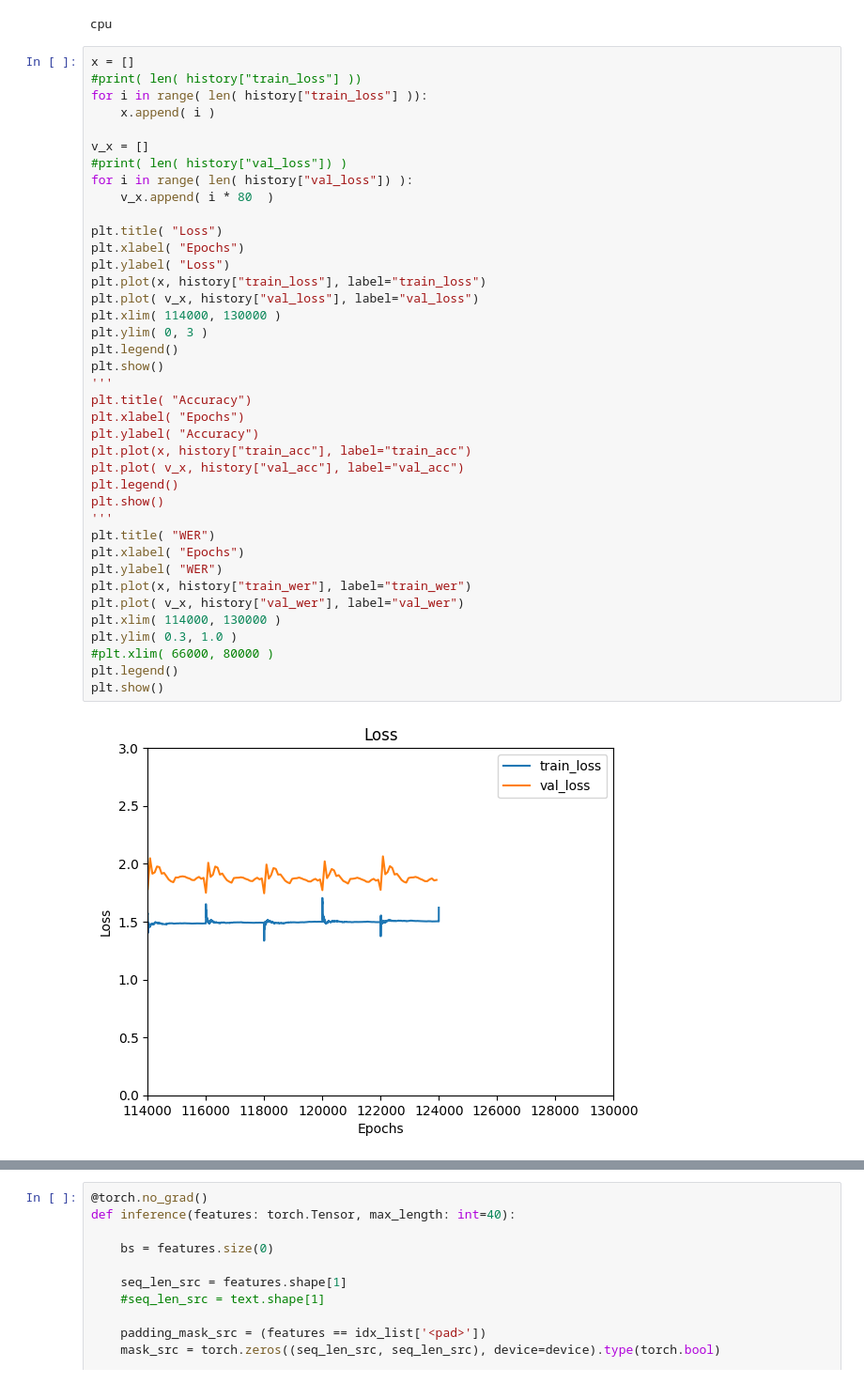
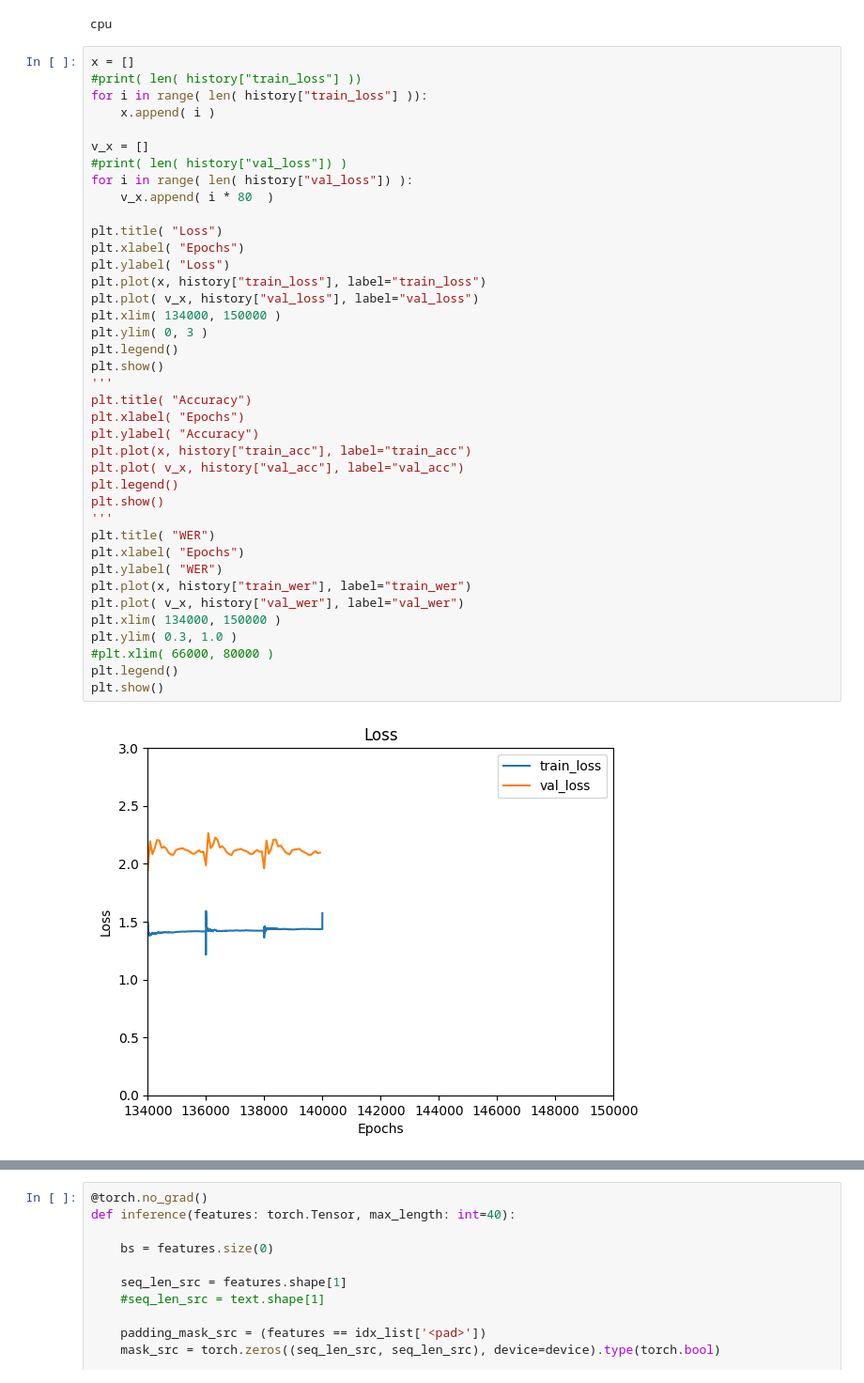
Before and after one commit to toshiouchi/MAML_NMT, a Jupyter notebook: Ordinary_IT_NMT/test_adaptation_it_pos_emb_pre_LN.ipynb, the cells around one changed output, grey strips where cells are left out. Shown: that part at 94% size. Cells and saved outputs as stored; diff of their text form.

```diff
--- a/Ordinary_IT_NMT/test_adaptation_it_pos_emb_pre_LN.ipynb
+++ b/Ordinary_IT_NMT/test_adaptation_it_pos_emb_pre_LN.ipynb
@@ -1474,33 +1464,33 @@ v_x = []
 for i in range( len( history["val_loss"]) ):
     v_x.append( i * 80  )
 
 plt.title( "Loss")
 plt.xlabel( "Epochs")
 plt.ylabel( "Loss")
 plt.plot(x, history["train_loss"], label="train_loss")
 plt.plot( v_x, history["val_loss"], label="val_loss")
-plt.xlim( 114000, 130000 )
+plt.xlim( 134000, 150000 )
 plt.ylim( 0, 3 )
 plt.legend()
 plt.show()
 '''
 plt.title( "Accuracy")
 plt.xlabel( "Epochs")
 plt.ylabel( "Accuracy")
 plt.plot(x, history["train_acc"], label="train_acc")
 plt.plot( v_x, history["val_acc"], label="val_acc")
 plt.legend()
 plt.show()
 '''
 plt.title( "WER")
 plt.xlabel( "Epochs")
 plt.ylabel( "WER")
 plt.plot(x, history["train_wer"], label="train_wer")
 plt.plot( v_x, history["val_wer"], label="val_wer")
-plt.xlim( 114000, 130000 )
+plt.xlim( 134000, 150000 )
 plt.ylim( 0.3, 1.0 )
 #plt.xlim( 66000, 80000 )
 plt.legend()
 plt.show()
 # %% [output]
-[figure, old version]
+[figure, new version]
```
Also changed, not shown: parts of 7 cells of this notebook, 6 other files.
